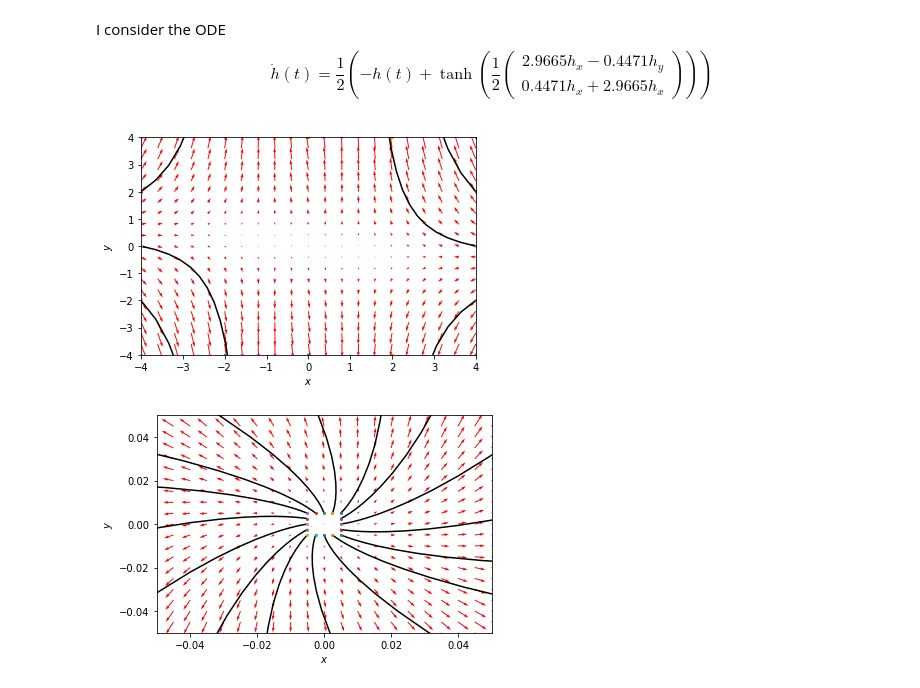
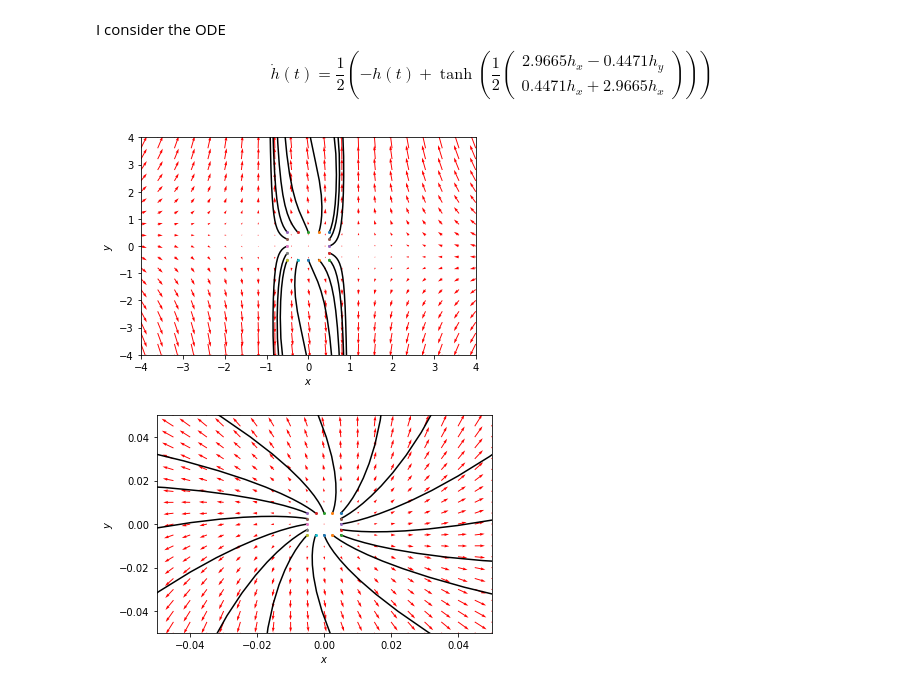
Before and after one commit to amey-joshi/am, a Jupyter notebook: p5/GRU-Fig9.ipynb, the cells around one changed output. Saved outputs shown, nothing was run; the diff lists cells and outputs as text; code cells hidden in the pictures.

```diff
--- a/p5/GRU-Fig9.ipynb
+++ b/p5/GRU-Fig9.ipynb
@@ -51,9 +51,9 @@ def draw_phase_portrait(size1=1, size2 = 1, title_str='Phase portrait'):
     plt.savefig(filename)
     plt.show()
 # %%
-draw_phase_portrait(8, 8, 'Ex2 Stable points')
+draw_phase_portrait(8, 1, 'Ex2 Stable points')
 # %% [output]
-[figure, old version]
+[figure, new version]
 # %%
 draw_phase_portrait(0.1, 0.01, 'Ex2 Unstable point')
 # %% [output]
```
Also changed, not shown: 1 other file.
